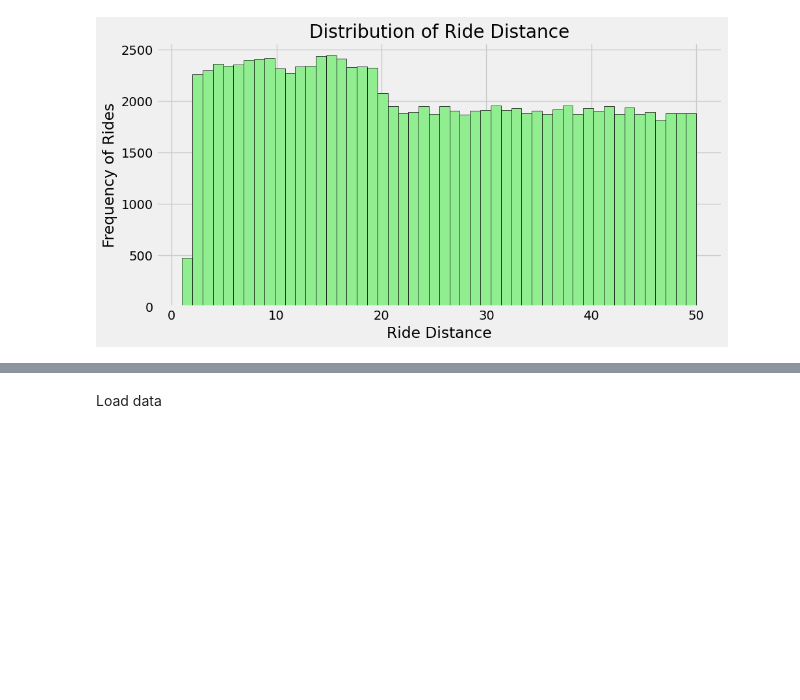
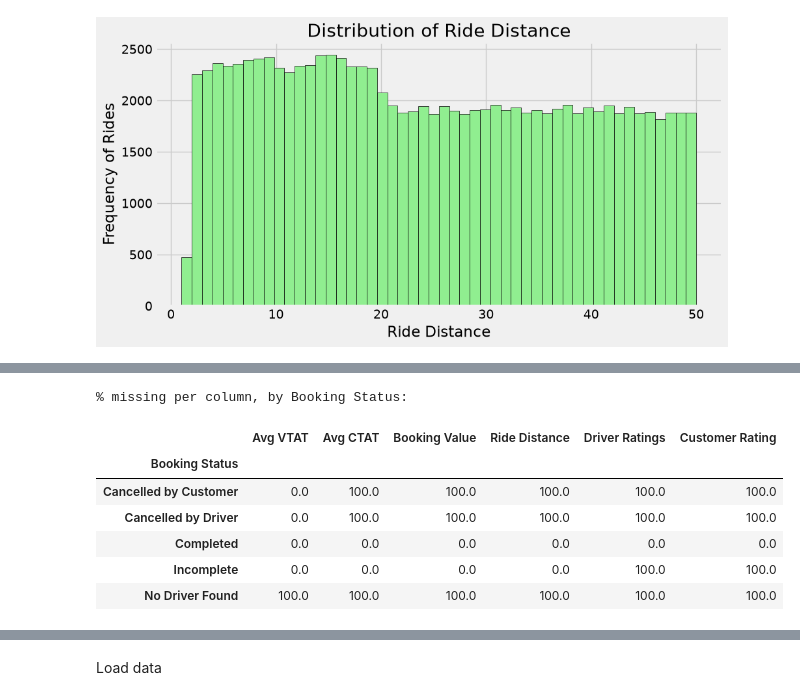
Before and after one commit to rajdhruvsingh/Ride-Prediction-App, a Jupyter notebook: EDA1.ipynb, the cells around one changed output, grey strips where cells are left out. Cells and saved outputs as stored; diff of their text form; code cells hidden in the pictures; blank space fills up the shorter version.

```diff
--- a/EDA1.ipynb
+++ b/EDA1.ipynb
@@ -512,0 +519,14 @@ plt.show()
+# %%
+outcome_cols = ['Avg VTAT', 'Avg CTAT', 'Booking Value', 'Ride Distance', 'Driver Ratings', 'Customer Rating']
+missing_by_status = data.groupby('Booking Status')[outcome_cols].apply(lambda x: x.isnull().mean() * 100)
+print("% missing per column, by Booking Status:")
+missing_by_status.round(1)
+# %% [output]
+% missing per column, by Booking Status:
+|  | Avg VTAT | Avg CTAT | Booking Value | Ride Distance | Driver Ratings | Customer Rating |
+| Booking Status |  |  |  |  |  |  |
+| Cancelled by Customer | 0.0 | 100.0 | 100.0 | 100.0 | 100.0 | 100.0 |
+| Cancelled by Driver | 0.0 | 100.0 | 100.0 | 100.0 | 100.0 | 100.0 |
+| Completed | 0.0 | 0.0 | 0.0 | 0.0 | 0.0 | 0.0 |
+| Incomplete | 0.0 | 0.0 | 0.0 | 0.0 | 100.0 | 100.0 |
+| No Driver Found | 100.0 | 100.0 | 100.0 | 100.0 | 100.0 | 100.0 |
```
Also changed, not shown: parts of 28 cells of this notebook, 3 other files.
